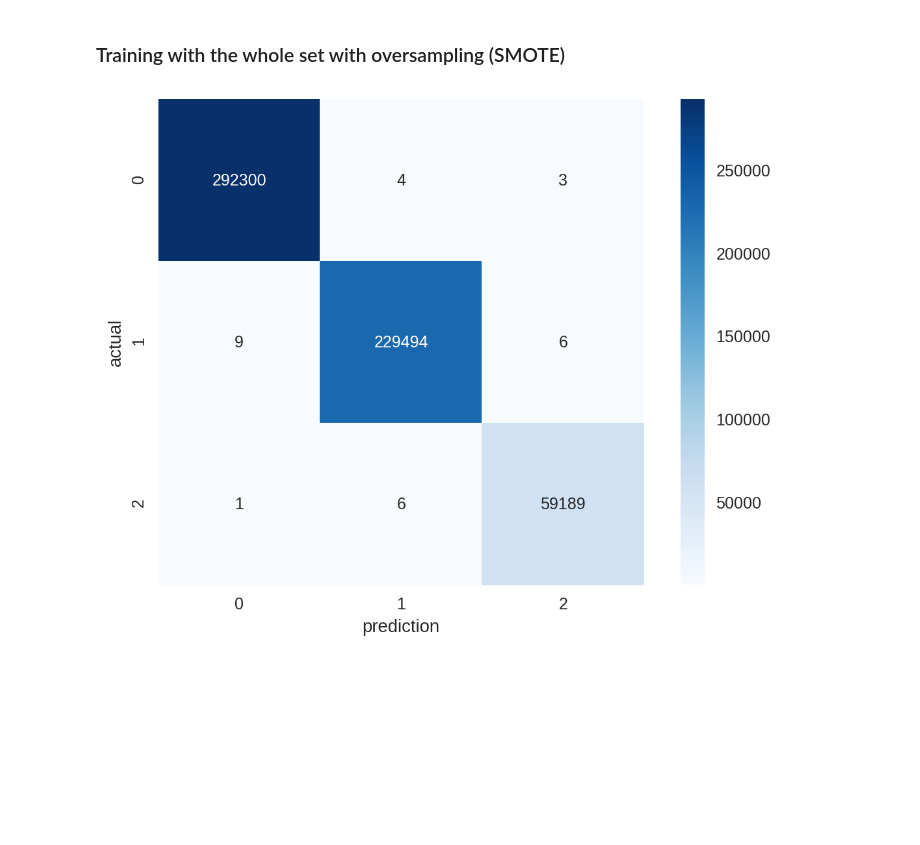
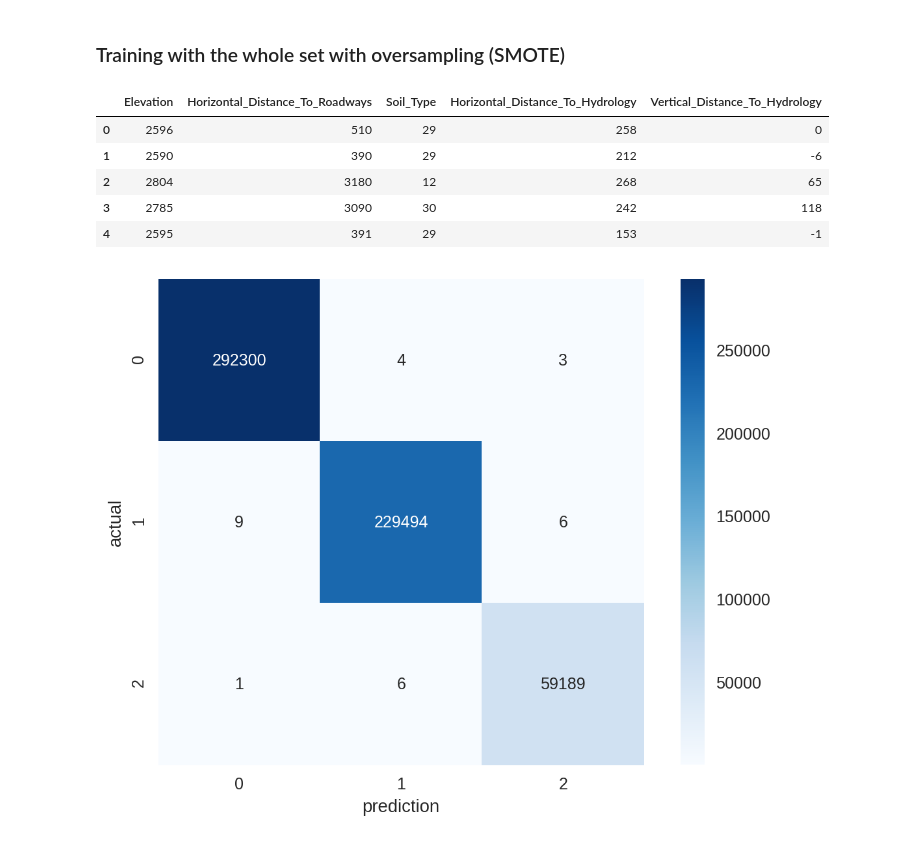
Before and after one commit to pnietoramos/Project_McNulty, a Jupyter notebook: FIRE/Fire_multi/Fire_multi_RandomForest.ipynb, the cells around one changed output. Saved outputs shown, nothing was run; the diff lists cells and outputs as text; code cells hidden in the pictures; blank space fills up the shorter version.

```diff
--- a/FIRE/Fire_multi/Fire_multi_RandomForest.ipynb
+++ b/FIRE/Fire_multi/Fire_multi_RandomForest.ipynb
@@ -394,3 +396,15 @@ Type 2:83.39867231195441
 # %% [markdown]
 ### Training with the whole set with oversampling (SMOTE)
+# %%
+col_in = ["Elevation","Horizontal_Distance_To_Roadways", "Soil_Type",
+          "Horizontal_Distance_To_Hydrology","Vertical_Distance_To_Hydrology"]
+X_in = X[col_in]
+X_in_sca = StandardScaler().fit_transform(X_in)
+# %% [output]
+|  | Elevation | Horizontal_Distance_To_Roadways | Soil_Type | Horizontal_Distance_To_Hydrology | Vertical_Distance_To_Hydrology |
+| 0 | 2596 | 510 | 29 | 258 | 0 |
+| 1 | 2590 | 390 | 29 | 212 | -6 |
+| 2 | 2804 | 3180 | 12 | 268 | 65 |
+| 3 | 2785 | 3090 | 30 | 242 | 118 |
+| 4 | 2595 | 391 | 29 | 153 | -1 |
 # %%
```
Also changed, not shown: parts of 41 cells of this notebook, 8 other files.
